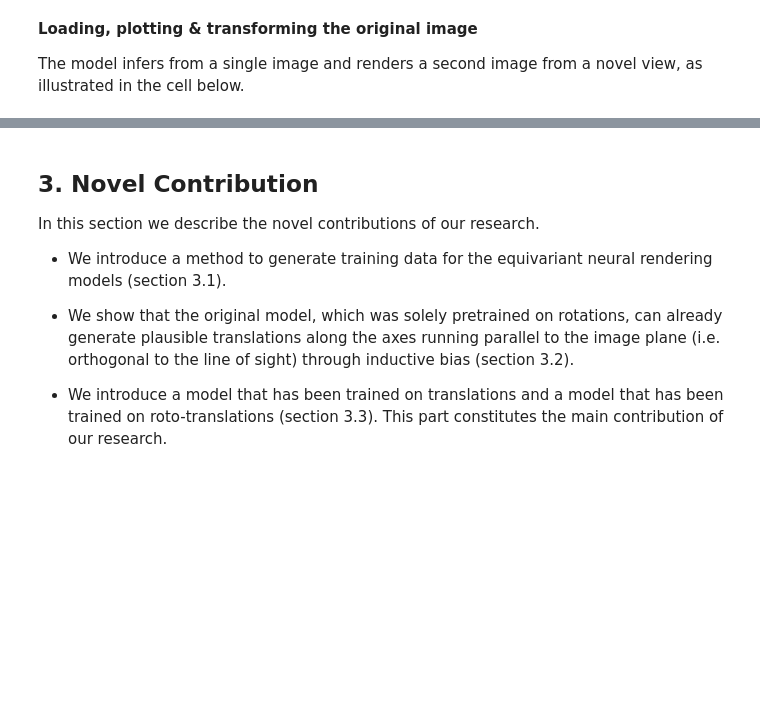
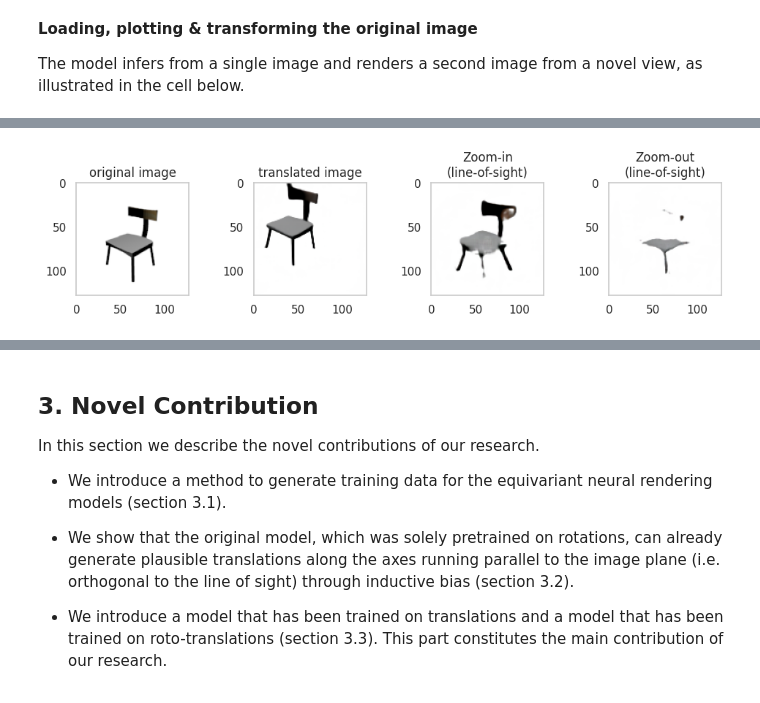
Before and after one commit to elidub/equiv-neural-rendering, a Jupyter notebook: demos/EquivariantNR.ipynb, the cells around one changed output, grey strips where cells are left out. Cells and saved outputs as stored; diff of their text form; code cells hidden in the pictures; blank space fills up the shorter version.

```diff
--- a/demos/EquivariantNR.ipynb
+++ b/demos/EquivariantNR.ipynb
@@ -160,0 +197,20 @@ In the original paper the authors used 3D rotations to generate novel views, mea
+# %%
+translations = transformation_dict(y = .3, z = .3)
+trans_scene = transform_scene(model, scene, init_camera_pos, translations)
+
+# Zoom-in
+zoom_in_translations = transformation_dict(x = -.5)
+zoom_in_scene = transform_scene(model, scene,init_camera_pos, zoom_in_translations)
+
+
+# Zoom-out
+zoom_out_translations = transformation_dict(x = .5)
+zoom_out_scene = transform_scene(model, scene,init_camera_pos, zoom_out_translations)
+
+
+imgs = [original_img, trans_scene, zoom_in_scene, zoom_out_scene]
+keys = ['original image', 'translated image', 'Zoom-in\n(line-of-sight)', 'Zoom-out\n(line-of-sight)']
+
+fig = display_transformations(imgs, keys, fsize = (12,2))
+# %% [output]
+[figure, added]
```
Also changed, not shown: parts of 16 cells of this notebook.
